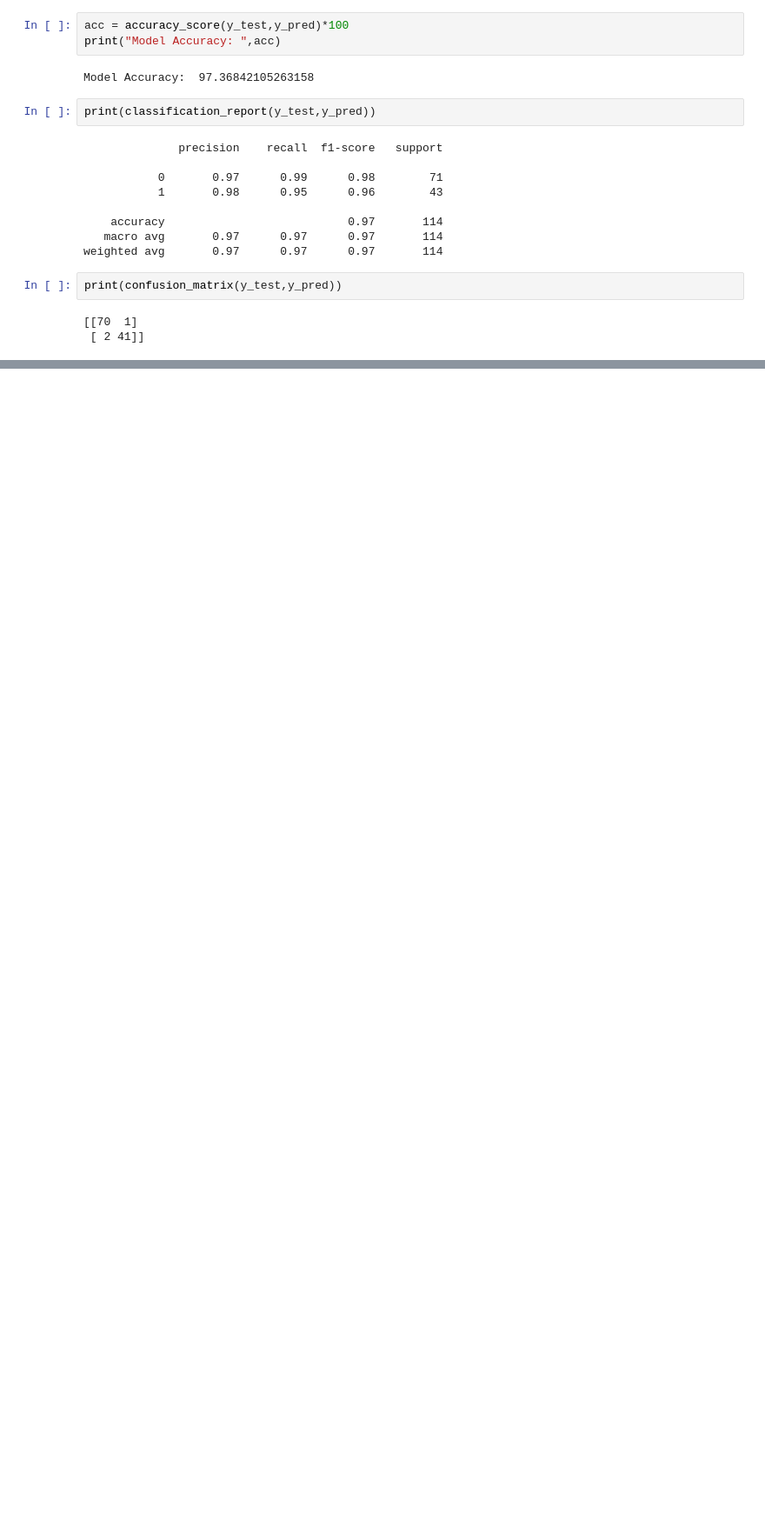
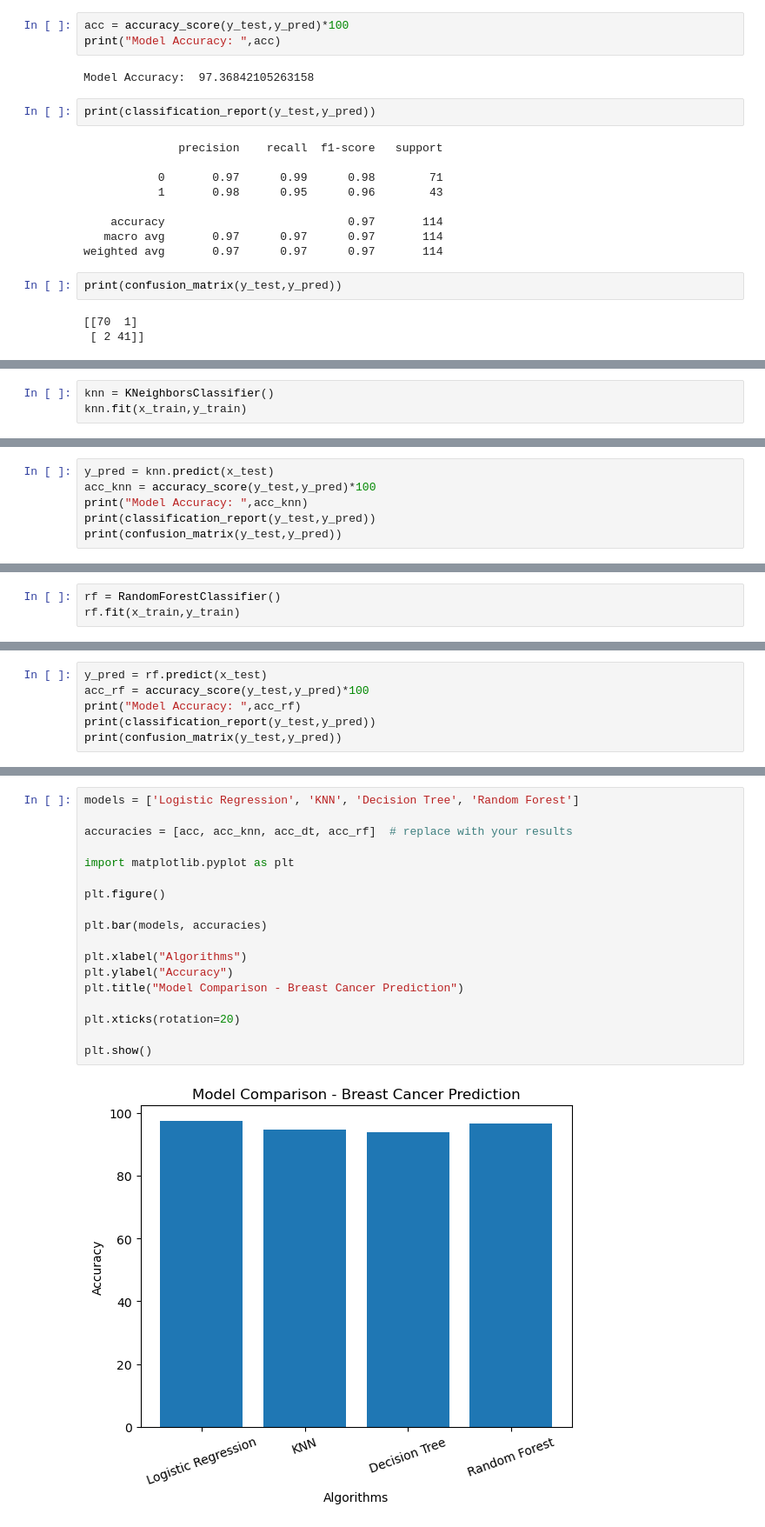
Before and after one commit to Ayushipatel20/breast_cancer_ML, a Jupyter notebook: notebook/model.ipynb, the cells around one changed output, grey strips where cells are left out. Shown at 87% size. Cells and saved outputs as stored; diff of their text form; blank space fills up the shorter version.

Commit message:
update ML model,changes

```diff
--- a/notebook/model.ipynb
+++ b/notebook/model.ipynb
@@ -159,0 +189,3 @@ Model Saved Successfully
+# %%
+knn = KNeighborsClassifier()
+knn.fit(x_train,y_train)
@@ -159,0 +194,6 @@ Model Saved Successfully
+# %%
+y_pred = knn.predict(x_test)
+acc_knn = accuracy_score(y_test,y_pred)*100
+print("Model Accuracy: ",acc_knn)
+print(classification_report(y_test,y_pred))
+print(confusion_matrix(y_test,y_pred))
@@ -159,0 +213,3 @@ Model Saved Successfully
+# %%
+rf = RandomForestClassifier()
+rf.fit(x_train,y_train)
@@ -159,0 +218,6 @@ Model Saved Successfully
+# %%
+y_pred = rf.predict(x_test)
+acc_rf = accuracy_score(y_test,y_pred)*100
+print("Model Accuracy: ",acc_rf)
+print(classification_report(y_test,y_pred))
+print(confusion_matrix(y_test,y_pred))
@@ -159,0 +471,20 @@ Model Saved Successfully
+# %%
+models = ['Logistic Regression', 'KNN', 'Decision Tree', 'Random Forest']
+
+accuracies = [acc, acc_knn, acc_dt, acc_rf]  # replace with your results
+
+import matplotlib.pyplot as plt
+
+plt.figure()
+
+plt.bar(models, accuracies)
+
+plt.xlabel("Algorithms")
+plt.ylabel("Accuracy")
+plt.title("Model Comparison - Breast Cancer Prediction")
+
+plt.xticks(rotation=20)
+
+plt.show()
+# %% [output]
+[figure, added]
```
Also changed, not shown: parts of 31 cells of this notebook, 6 other files.
